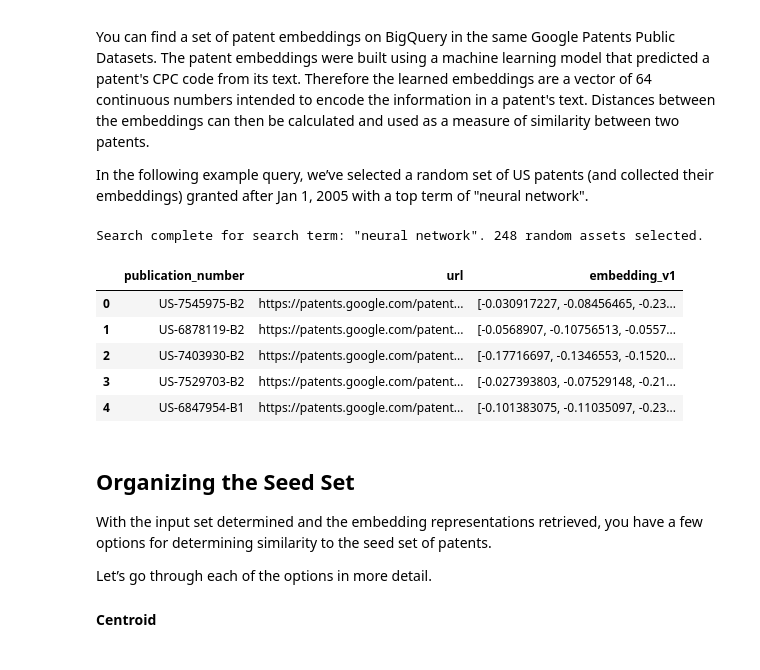
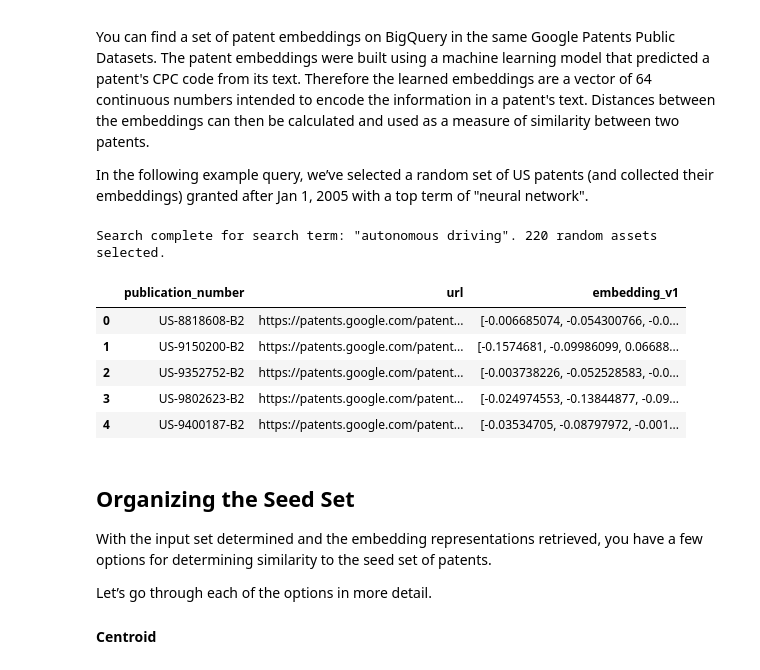
Before and after one commit to SanggunLee/patents-public-data, a Jupyter notebook: examples/patent_set_expansion.ipynb, the cells around one changed output. Drawn from its saved outputs; the diff is of its cells as text; code cells hidden in the pictures.

```diff
--- a/examples/patent_set_expansion.ipynb
+++ b/examples/patent_set_expansion.ipynb
@@ -100,8 +100,8 @@ You can find a set of patent embeddings on BigQuery in the same Google Patents P
 
 In the following example query, we’ve selected a random set of US patents (and collected their embeddings) granted after Jan 1, 2005 with a top term of "neural network".
 # %%
-search_term = "neural network" #@param {type:"string"}
-return_count = 250 #@param {type:"integer"}
+search_term = "autonomous driving" #@param {type:"string"}
+return_count =  500#@param {type:"integer"}
 
 def create_query(search_term):
 
@@ -116,41 +116,41 @@ def create_query(search_term):
     WHERE
       pub.country_code = 'US'
       AND "''' + search_term + '''" IN UNNEST(gpr.top_terms)
-      AND pub.grant_date >= 20050101 AND pub.grant_date < 20100101
+      AND pub.grant_date >= 20000101 AND pub.grant_date < 20210101
   )
 
   SELECT
     publication_number, url,
     embedding_v1
   FROM
     `patents-public-data.google_patents_research.publications`
   WHERE
     publication_number in (SELECT publication_number from pubs)
     AND RAND() <= '''+str(return_count)+'''/(SELECT COUNT(*) FROM pubs)
   '''
 
   return q
 
 df = client.query(create_query(search_term)).to_dataframe()
 
 if len(df) == 0:
   raise ValueError('No results for your search term. Retry with another term.')
 else:
   print('Search complete for search term: \"{}\". {} random assets selected.'
   .format(search_term, len(df)))
 
 embedding_dict = dict(zip(df.publication_number.tolist(),
                           df.embedding_v1.tolist()))
 
 df.head()
 # %% [output]
-Search complete for search term: "neural network". 248 random assets selected.
+Search complete for search term: "autonomous driving". 220 random assets selected.
 |  | publication_number | url | embedding_v1 |
-| 0 | US-7545975-B2 | https://patents.google.com/patent... | [-0.030917227, -0.08456465, -0.23... |
-| 1 | US-6878119-B2 | https://patents.google.com/patent... | [-0.0568907, -0.10756513, -0.0557... |
-| 2 | US-7403930-B2 | https://patents.google.com/patent... | [-0.17716697, -0.1346553, -0.1520... |
-| 3 | US-7529703-B2 | https://patents.google.com/patent... | [-0.027393803, -0.07529148, -0.21... |
-| 4 | US-6847954-B1 | https://patents.google.com/patent... | [-0.101383075, -0.11035097, -0.23... |
+| 0 | US-8818608-B2 | https://patents.google.com/patent... | [-0.006685074, -0.054300766, -0.0... |
+| 1 | US-9150200-B2 | https://patents.google.com/patent... | [-0.1574681, -0.09986099, 0.06688... |
+| 2 | US-9352752-B2 | https://patents.google.com/patent... | [-0.003738226, -0.052528583, -0.0... |
+| 3 | US-9802623-B2 | https://patents.google.com/patent... | [-0.024974553, -0.13844877, -0.09... |
+| 4 | US-9400187-B2 | https://patents.google.com/patent... | [-0.03534705, -0.08797972, -0.001... |
 # %% [markdown]
 ## Organizing the Seed Set
 
```
Also changed, not shown: parts of 9 cells of this notebook.
